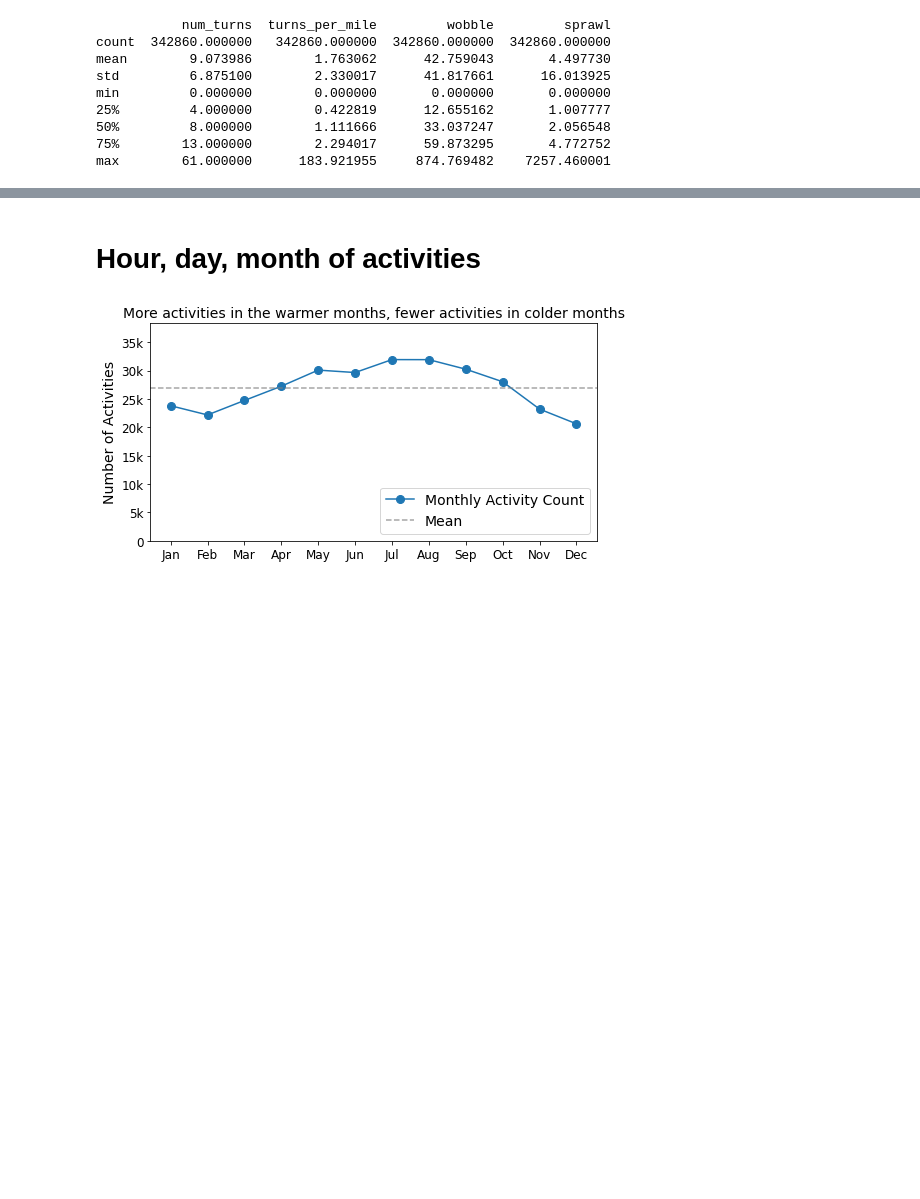
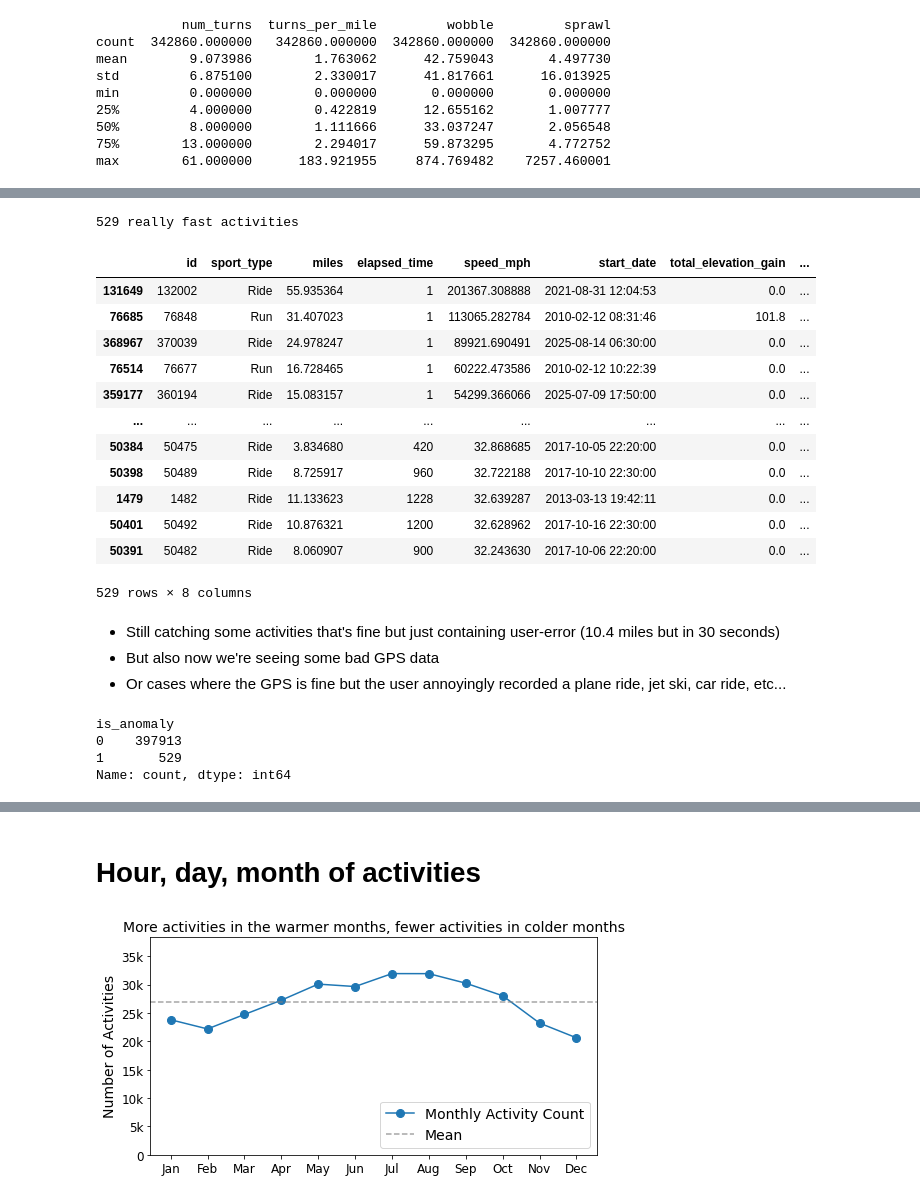
Before and after one commit to OGladfelter/sport-classification-model, a Jupyter notebook: 02-eda.ipynb, the cells around one changed output, grey strips where cells are left out. Drawn from its saved outputs; the diff is of its cells as text; code cells hidden in the pictures; blank space fills up the shorter version.

```diff
--- a/02-eda.ipynb
+++ b/02-eda.ipynb
@@ -207,0 +332,33 @@ max        61.000000      183.921955     874.769482    7257.460001
+# %%
+threshold = 32 # most e-bikes max out at 28mph anyway
+
+print(f"{len(df[df['speed_mph'] > threshold])} really fast activities")
+display(df.loc[(df['speed_mph'] > threshold)][preview_columns].sort_values('speed_mph', ascending=False))
+
+df.loc[df['speed_mph'] > threshold, 'is_anomaly'] = 1
+# %% [output]
+529 really fast activities
+|  | id | sport_type | miles | elapsed_time | speed_mph | start_date | total_elevation_gain | ... |
+| 131649 | 132002 | Ride | 55.935364 | 1 | 201367.308888 | 2021-08-31 12:04:53 | 0.0 | ... |
+| 76685 | 76848 | Run | 31.407023 | 1 | 113065.282784 | 2010-02-12 08:31:46 | 101.8 | ... |
+| 368967 | 370039 | Ride | 24.978247 | 1 | 89921.690491 | 2025-08-14 06:30:00 | 0.0 | ... |
+| 76514 | 76677 | Run | 16.728465 | 1 | 60222.473586 | 2010-02-12 10:22:39 | 0.0 | ... |
+| 359177 | 360194 | Ride | 15.083157 | 1 | 54299.366066 | 2025-07-09 17:50:00 | 0.0 | ... |
+| ... | ... | ... | ... | ... | ... | ... | ... | ... |
+| 50384 | 50475 | Ride | 3.834680 | 420 | 32.868685 | 2017-10-05 22:20:00 | 0.0 | ... |
+| 50398 | 50489 | Ride | 8.725917 | 960 | 32.722188 | 2017-10-10 22:30:00 | 0.0 | ... |
+| 1479 | 1482 | Ride | 11.133623 | 1228 | 32.639287 | 2013-03-13 19:42:11 | 0.0 | ... |
+| 50401 | 50492 | Ride | 10.876321 | 1200 | 32.628962 | 2017-10-16 22:30:00 | 0.0 | ... |
+| 50391 | 50482 | Ride | 8.060907 | 900 | 32.243630 | 2017-10-06 22:20:00 | 0.0 | ... |
+529 rows × 8 columns
+# %% [markdown]
+- Still catching some activities that's fine but just containing user-error (10.4 miles but in 30 seconds)
+- But also now we're seeing some bad GPS data
+- Or cases where the GPS is fine but the user annoyingly recorded a plane ride, jet ski, car ride, etc...
+# %%
+df['is_anomaly'].value_counts()
+# %% [output]
+is_anomaly
+0    397913
+1       529
+Name: count, dtype: int64
```
Also changed, not shown: parts of 44 cells of this notebook, 1 other file.
